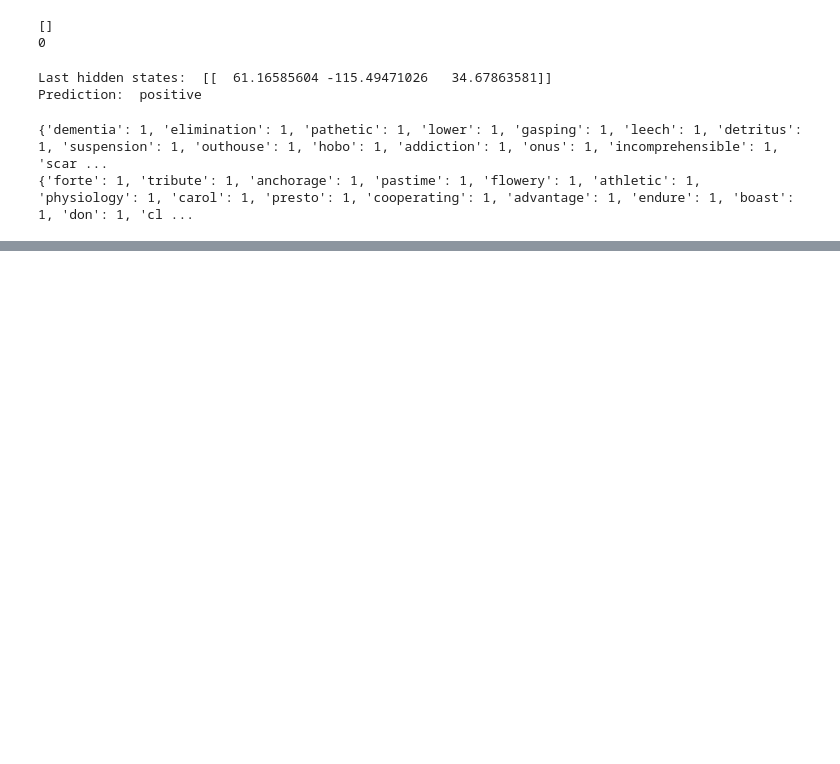
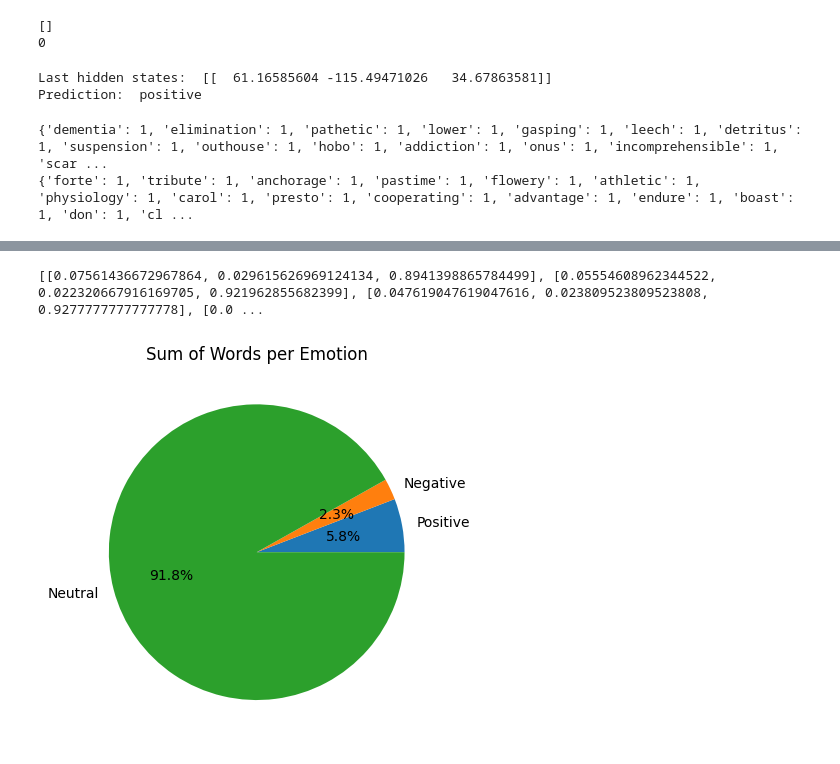
Before and after one commit to LaviniaSD/NPL---SPX, a Jupyter notebook: analises_finbert.ipynb, the cells around one changed output, grey strips where cells are left out. Drawn from its saved outputs; the diff is of its cells as text; code cells hidden in the pictures; blank space fills up the shorter version.

```diff
--- a/analises_finbert.ipynb
+++ b/analises_finbert.ipynb
@@ -309,2 +311,31 @@ Emotions per Text:  4.787491742782046
 [figure]
 [figure]
+# %%
+norm_emotions_per_text = []
+golden = [sum(positive_scores), sum(negative_scores), sum(neutral_scores)]
+golden = [g/sum(golden) for g in golden]
+
+for score in emotions_per_text:
+    norm_score = [score[0]/(sum(score)+1), score[1]/(sum(score)+1), score[2]/(sum(score)+1)]
+    norm_emotions_per_text.append(norm_score)
+print(norm_emotions_per_text)
+
+npositive_scores = [score[0] for score in norm_emotions_per_text]
+nnegative_scores = [score[1] for score in norm_emotions_per_text]
+nneutral_scores = [score[2] for score in norm_emotions_per_text]
+
+# Definir os rótulos e os valores para cada label
+labels = ['Positive', 'Negative', 'Neutral']
+values = [sum(npositive_scores), sum(nnegative_scores), sum(nneutral_scores)]
+
+# Criar o gráfico de setores
+plt.pie(values, labels=labels, autopct='%1.1f%%')
+
+# Adicionar título
+plt.title('Sum of Words per Emotion')
+
+# Mostrar o gráfico
+plt.show()
+# %% [output]
+[[0.07561436672967864, 0.029615626969124134, 0.8941398865784499], [0.05554608962344522, 0.022320667916169705, 0.921962855682399], [0.047619047619047616, 0.023809523809523808, 0.9277777777777778], [0.0 ...
+[figure, added]
```
Also changed, not shown: parts of 5 cells of this notebook, 2 other files.
